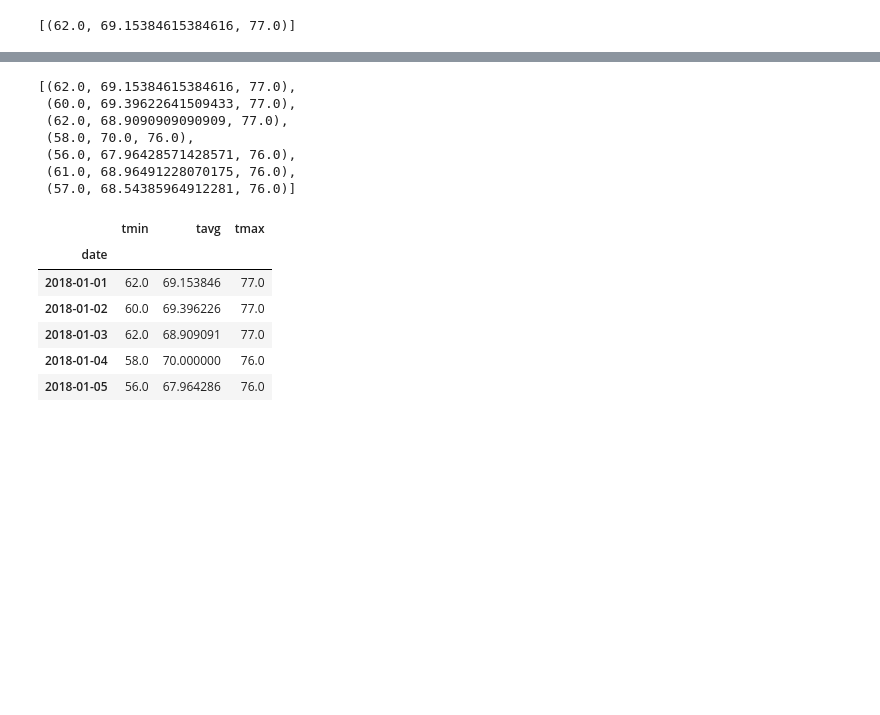
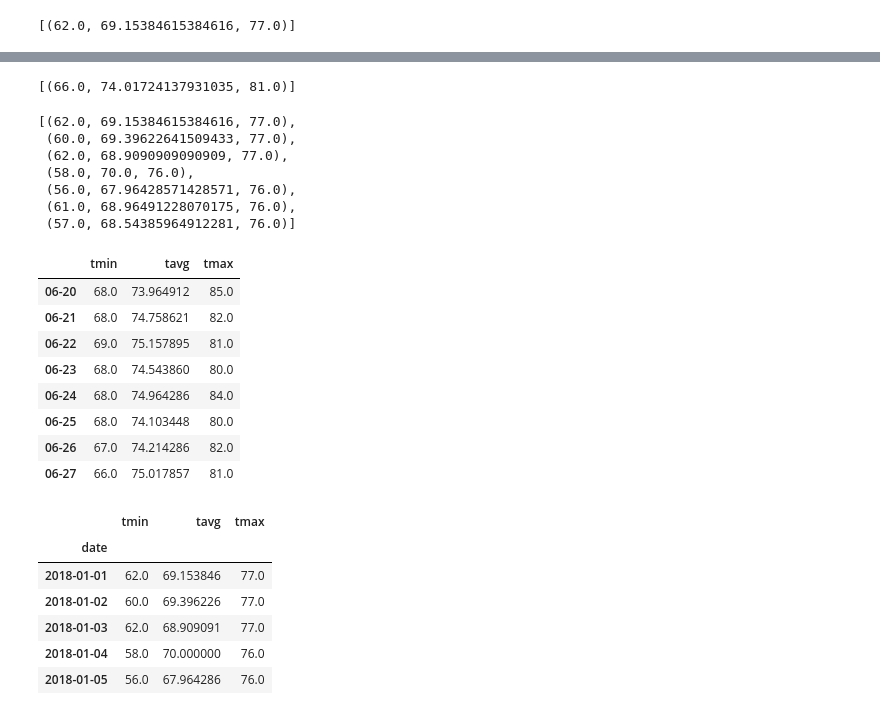
Before and after one commit to lmfao415/sqlalchemy-challenge, a Jupyter notebook: climate_starter.ipynb, the cells around one changed output, grey strips where cells are left out. Drawn from its saved outputs; the diff is of its cells as text; code cells hidden in the pictures; blank space fills up the shorter version.

```diff
--- a/climate_starter.ipynb
+++ b/climate_starter.ipynb
@@ -424,8 +485,8 @@ def daily_normals(date):
 
     """
 
-    sel = [func.min(Measurement.tobs), func.avg(Measurement.tobs), func.max(Measurement.tobs)]
-    return session.query(*sel).filter(func.strftime("%m-%d", Measurement.date) == date).all()
+    sel = [func.min(measurement.tobs), func.avg(measurement.tobs), func.max(measurement.tobs)]
+    return session.query(*sel).filter(func.strftime("%m-%d", measurement.date) == date).all()
 
 daily_normals("01-01")
 # %% [output]
@@ -433,3 +539,7 @@ daily_normals("01-01")
+# %%
+daily_normals('04-26')
+# %% [output]
+[(66.0, 74.01724137931035, 81.0)]
 # %%
 # calculate the daily normals for your trip
 # push each tuple of calculations into a list called `normals`
@@ -449,6 +559,19 @@ daily_normals("01-01")
  (56.0, 67.96428571428571, 76.0),
  (61.0, 68.96491228070175, 76.0),
  (57.0, 68.54385964912281, 76.0)]
+# %%
+norms_df = pd.DataFrame(np.array(my_normals).reshape(len(my_normals),3), columns = ['tmin', 'tavg', 'tmax'], index = my_dates)
+norms_df
+# %% [output]
+|  | tmin | tavg | tmax |
+| 06-20 | 68.0 | 73.964912 | 85.0 |
+| 06-21 | 68.0 | 74.758621 | 82.0 |
+| 06-22 | 69.0 | 75.157895 | 81.0 |
+| 06-23 | 68.0 | 74.543860 | 80.0 |
+| 06-24 | 68.0 | 74.964286 | 84.0 |
+| 06-25 | 68.0 | 74.103448 | 80.0 |
+| 06-26 | 67.0 | 74.214286 | 82.0 |
+| 06-27 | 66.0 | 75.017857 | 81.0 |
 # %%
 # Load the previous query results into a Pandas DataFrame and add the `trip_dates` range as the `date` index
 # %% [output]
```
Also changed, not shown: parts of 15 cells of this notebook.
